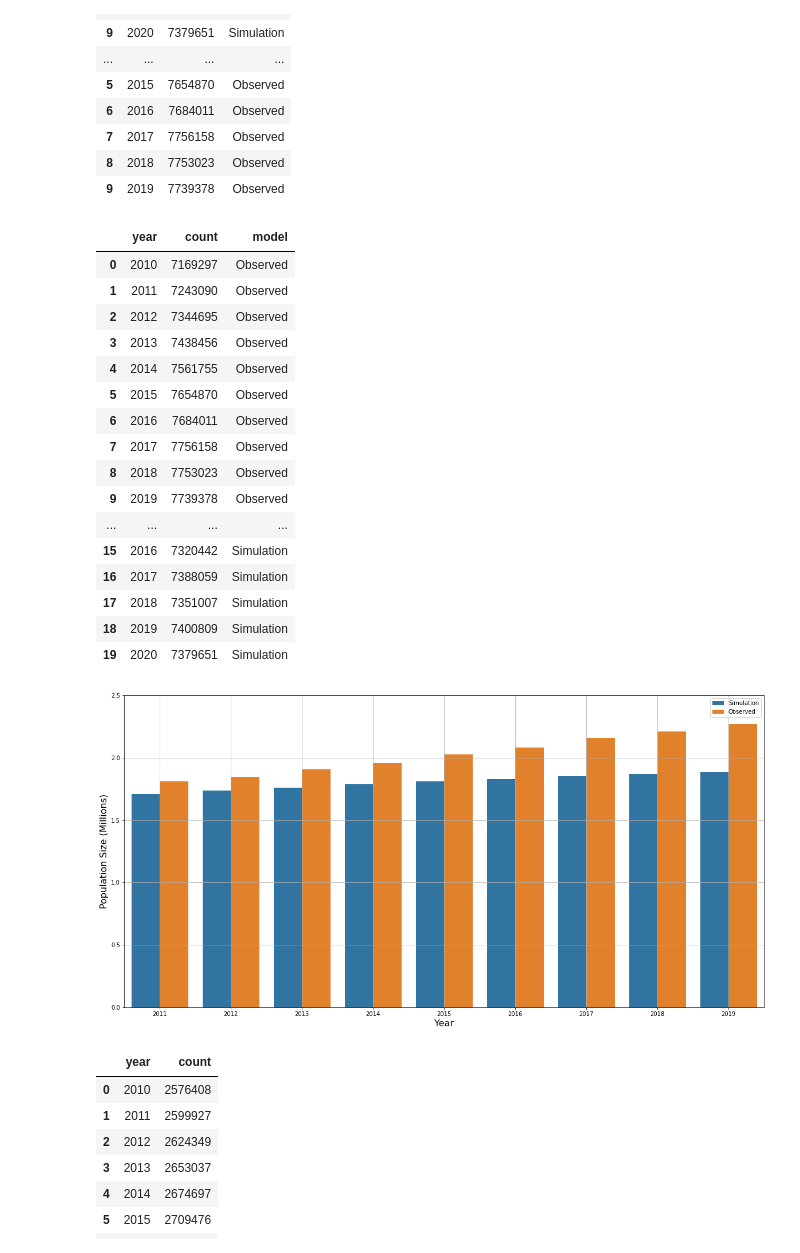
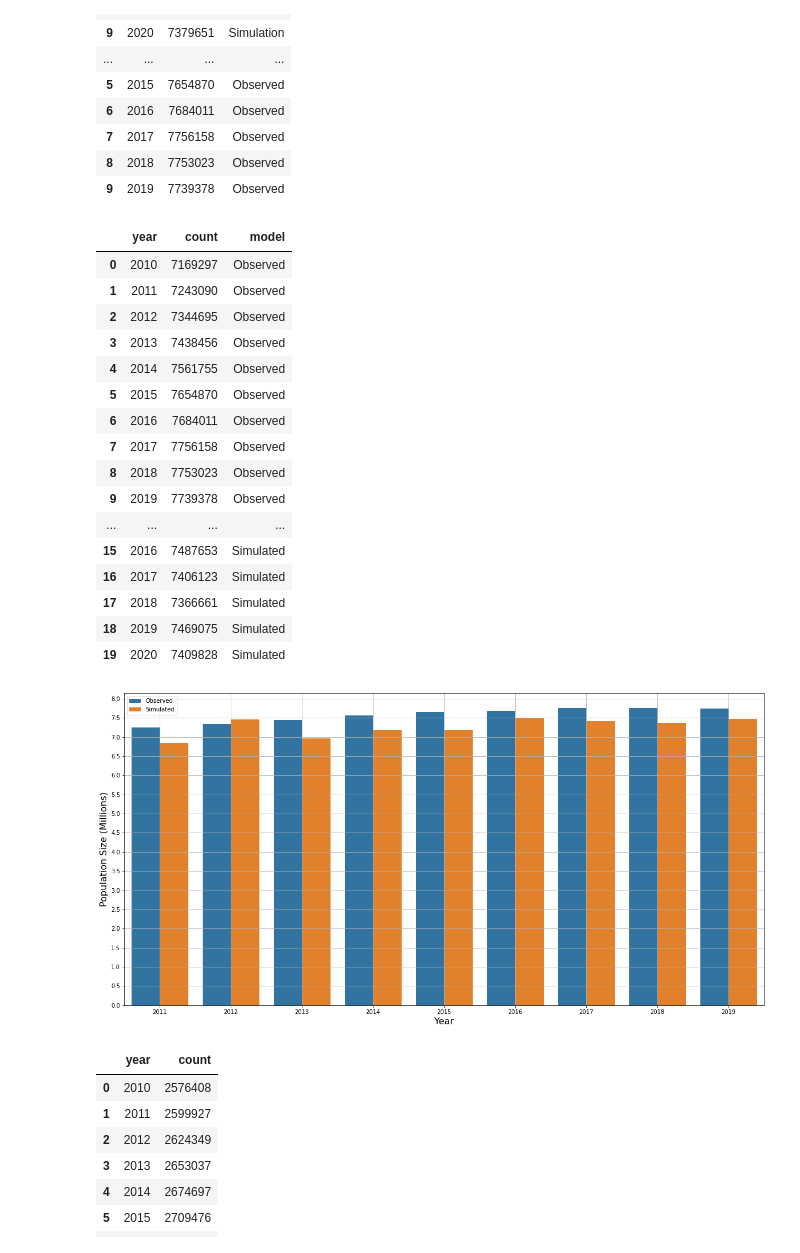
Before and after one commit to urbansim/LBNL_DEMOS, a Jupyter notebook: demos_urbansim/notebooks/stats_printing.ipynb, the cells around one changed output. Cells and saved outputs as stored; diff of their text form; code cells hidden in the pictures.

Commit message:
final models

```diff
--- a/demos_urbansim/notebooks/stats_printing.ipynb
+++ b/demos_urbansim/notebooks/stats_printing.ipynb
@@ -114,11 +211,11 @@ NameError: name 'plt' is not defined
 # %%
 # Population Size
 # %%
-pop_size_base = pd.read_csv("outputs/calibration/48197301/pop_over_time_obs.csv")
-pop_size_c = pd.read_csv("outputs/48197301/pop_size_over_time_48197301.csv")
+pop_size_base = pd.read_csv("../outputs/calibration/06197001/pop_over_time_obs.csv")
+pop_size_c = pd.read_csv("../outputs/simulation/06197001/pop_size_over_time_06197001.csv")
 # pop_size_u = pd.read_csv("notebooks/pop_size_over_time.csv")
 # %%
-pop_size_c["model"] = "Simulation"
+pop_size_c["model"] = "Simulated"
 # pop_size_u["model"] = "Uncalibrated"
 pop_size_base["model"] = "Observed"
 # %%
@@ -204,25 +301,26 @@ pop_size
 | 8 | 2018 | 7753023 | Observed |
 | 9 | 2019 | 7739378 | Observed |
 | ... | ... | ... | ... |
-| 15 | 2016 | 7320442 | Simulation |
-| 16 | 2017 | 7388059 | Simulation |
-| 17 | 2018 | 7351007 | Simulation |
-| 18 | 2019 | 7400809 | Simulation |
-| 19 | 2020 | 7379651 | Simulation |
+| 15 | 2016 | 7487653 | Simulated |
+| 16 | 2017 | 7406123 | Simulated |
+| 17 | 2018 | 7366661 | Simulated |
+| 18 | 2019 | 7469075 | Simulated |
+| 19 | 2020 | 7409828 | Simulated |
 # %%
 import numpy as np
 # %%
 import seaborn as sns
+import numpy as np
 plt.figure(figsize=(20, 10))
 sns.barplot(x = "year", y = "count", hue = "model", data = pop_size[~pop_size["year"].isin([2010, 2020])])
 plt.xlabel("Year", size=16)
 plt.ylabel("Population Size (Millions)", size=16)
-plt.yticks(ticks=np.arange(0, 2.6e6, 0.5e6), labels=np.arange(0, 2.6, 0.5))
+plt.yticks(ticks=np.arange(0, 8.1e6, 0.5e6), labels=np.arange(0, 8.1, 0.5))
 plt.legend(title="")
 plt.grid()
 plt.show()
 # %% [output]
-[figure, old version]
+[figure, new version]
 # %%
 import seaborn as sns
 plt.figure(figsize=(20, 10))
```
Also changed, not shown: parts of 23 cells of this notebook, 58 other files.
